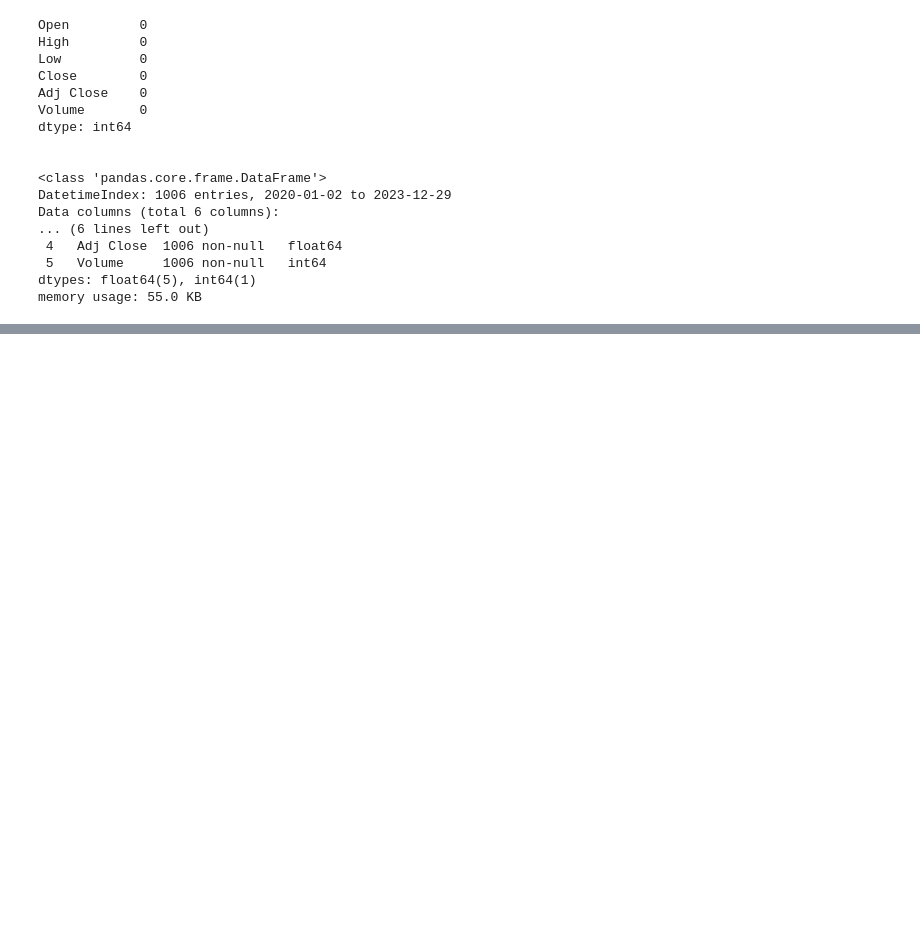
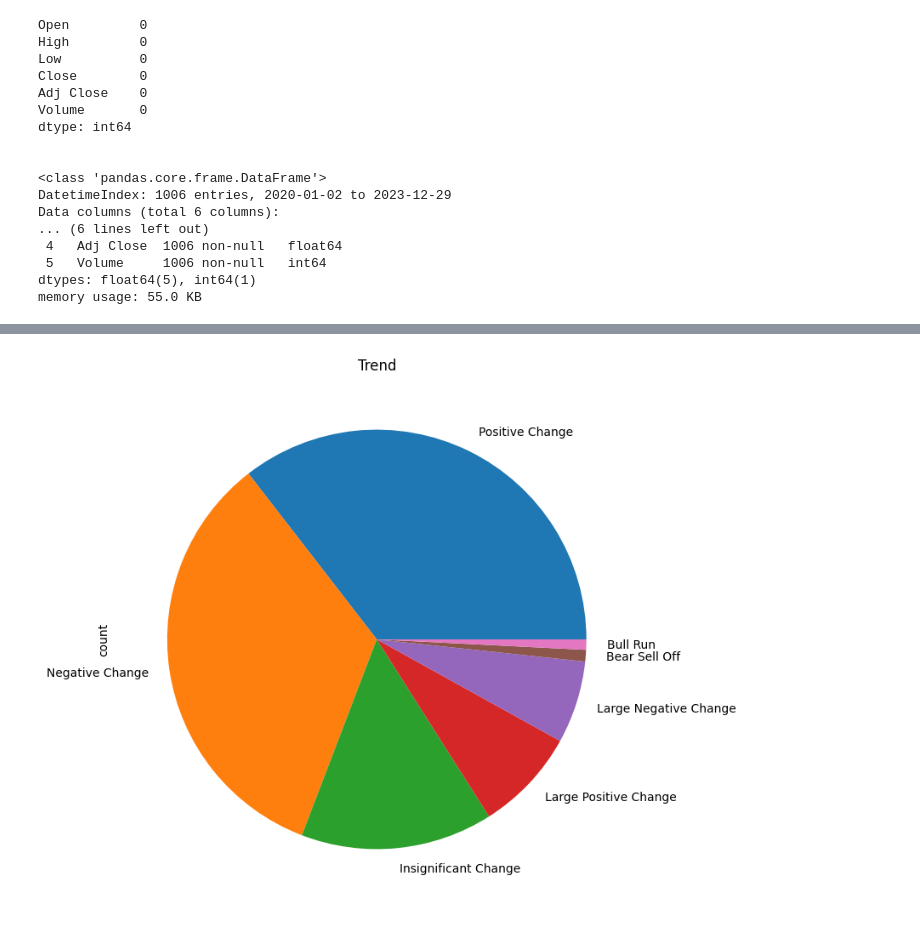
Before and after one commit to eklenks/Code, a Jupyter notebook: Education/3_project.ipynb, the cells around one changed output, grey strips where cells are left out. Saved outputs shown, nothing was run; the diff lists cells and outputs as text; code cells hidden in the pictures; blank space fills up the shorter version.

```diff
--- a/Education/3_project.ipynb
+++ b/Education/3_project.ipynb
@@ -42,0 +49,6 @@ memory usage: 55.0 KB
+# %%
+# Calculate the percentage daily return
+amzn_df['Daily Return'] = amzn_df['Adj Close'].pct_change(1) * 100
+# Let's replace the first row with zeros instead of NaN
+amzn_df['Daily Return'].replace(np.nan, 0, inplace = True)
+amzn_df.describe().round(2)
@@ -42,0 +69,8 @@ memory usage: 55.0 KB
+# %%
+# Reset the index to make 'Date' a column
+amzn_df.reset_index(inplace=True)
+
+# Plot a Line Plot Using Plotly Express
+fig = px.line(title='Amazon.com, Inc. (AMZN) Adjusted Closing Price [$]')
+fig.add_scatter(x=amzn_df['Date'], y=amzn_df['Adj Close'], name='Adj Close')
+fig.show()
@@ -42,0 +98,21 @@ memory usage: 55.0 KB
+# %%
+# Define a function that classifies the returns based on the magnitude
+# Feel free to change these numbers
+def percentage_return_classifier(percentage_return):
+    if percentage_return > -0.3 and percentage_return <= 0.3:
+        return 'Insignificant Change'
+    elif percentage_return > 0.3 and percentage_return <= 3:
+        return 'Positive Change'
+    elif percentage_return > -3 and percentage_return <= -0.3:
+        return 'Negative Change'
+    elif percentage_return > 3 and percentage_return <= 7:
+        return 'Large Positive Change'
+    elif percentage_return > -7 and percentage_return <= -3:
+        return 'Large Negative Change'
+    elif percentage_return > 7:
+        return 'Bull Run'
+    elif percentage_return <= -7:
+        return 'Bear Sell Off'
+
+amzn_df['Trend'] = amzn_df['Daily Return'].apply(percentage_return_classifier)
+amzn_df.head(4)
@@ -42,0 +125,8 @@ memory usage: 55.0 KB
+# %%
+# Count distinct values in the Trend column
+trend_summary = amzn_df['Trend'].value_counts()
+# Plot a pie chart using Matplotlib Library
+plt.figure(figsize = (9, 8))
+trend_summary.plot(kind='pie', title='Trend');
+# %% [output]
+[figure, added]
```
Also changed, not shown: parts of 8 cells of this notebook.
